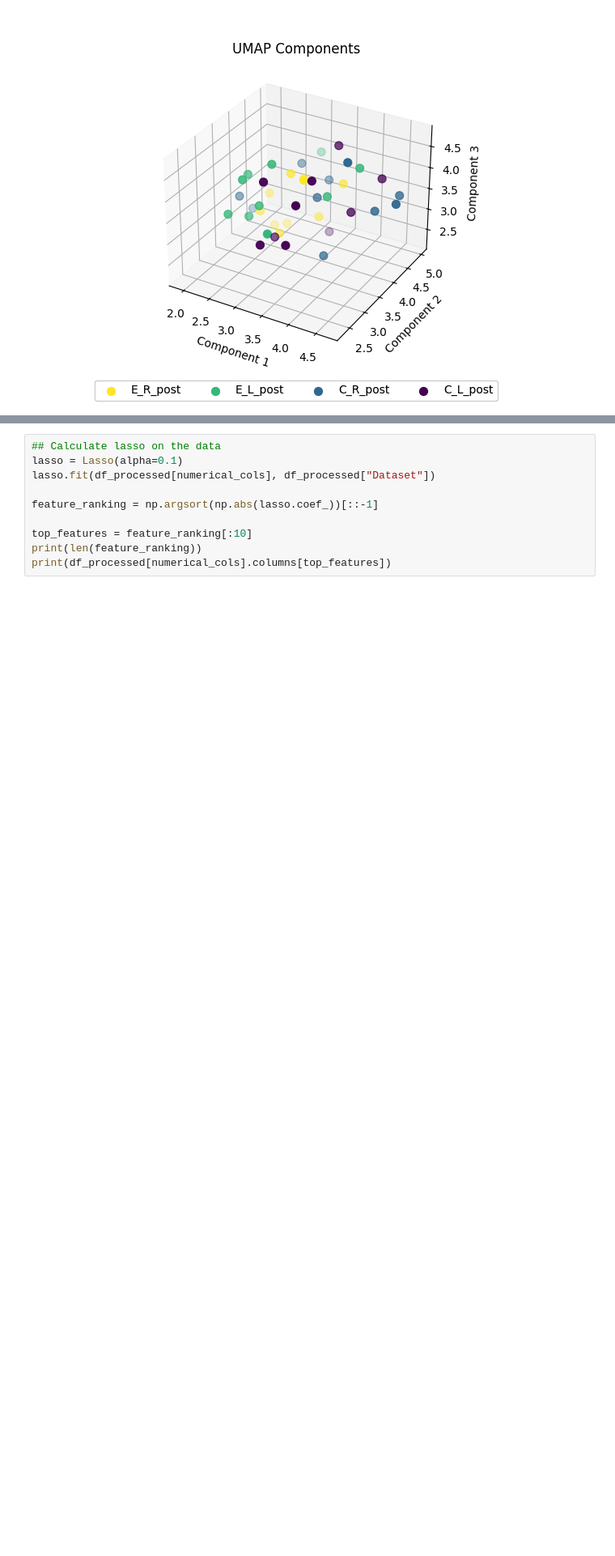
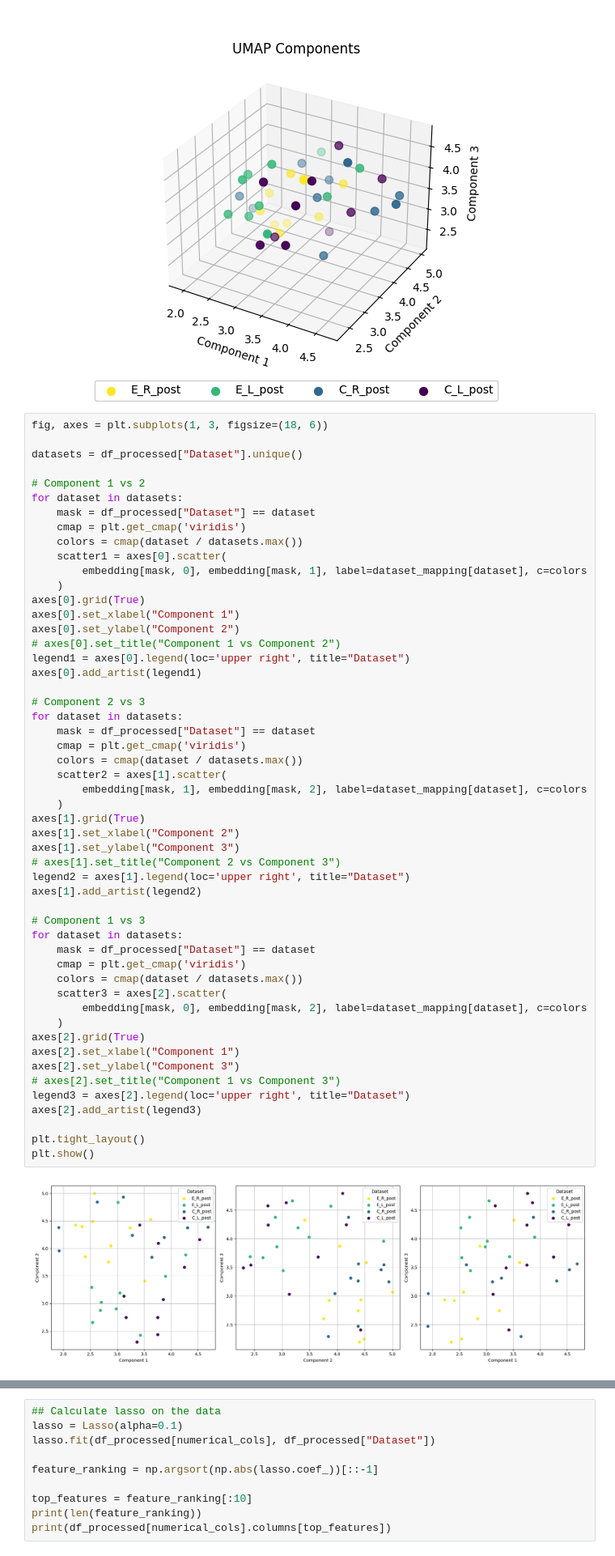
Before and after one commit to SimpingOjou/MScThesis, a Jupyter notebook: UMAP.ipynb, the cells around one changed output, grey strips where cells are left out. Shown at 81% size. Drawn from its saved outputs; the diff is of its cells as text; blank space fills up the shorter version.

```diff
--- a/UMAP.ipynb
+++ b/UMAP.ipynb
@@ -87,3 +88,57 @@ plt.show()
 # %% [output]
 (40, 3)
 [figure]
+# %%
+fig, axes = plt.subplots(1, 3, figsize=(18, 6))
+
+datasets = df_processed["Dataset"].unique()
+
+# Component 1 vs 2
+for dataset in datasets:
+    mask = df_processed["Dataset"] == dataset
+    cmap = plt.get_cmap('viridis')
+    colors = cmap(dataset / datasets.max())
+    scatter1 = axes[0].scatter(
+        embedding[mask, 0], embedding[mask, 1], label=dataset_mapping[dataset], c=colors
+    )
+axes[0].grid(True)
+axes[0].set_xlabel("Component 1")
+axes[0].set_ylabel("Component 2")
+# axes[0].set_title("Component 1 vs Component 2")
+legend1 = axes[0].legend(loc='upper right', title="Dataset")
+axes[0].add_artist(legend1)
+
+# Component 2 vs 3
+for dataset in datasets:
+    mask = df_processed["Dataset"] == dataset
+    cmap = plt.get_cmap('viridis')
+    colors = cmap(dataset / datasets.max())
+    scatter2 = axes[1].scatter(
+        embedding[mask, 1], embedding[mask, 2], label=dataset_mapping[dataset], c=colors
+    )
+axes[1].grid(True)
+axes[1].set_xlabel("Component 2")
+axes[1].set_ylabel("Component 3")
+# axes[1].set_title("Component 2 vs Component 3")
+legend2 = axes[1].legend(loc='upper right', title="Dataset")
+axes[1].add_artist(legend2)
+
+# Component 1 vs 3
+for dataset in datasets:
+    mask = df_processed["Dataset"] == dataset
+    cmap = plt.get_cmap('viridis')
+    colors = cmap(dataset / datasets.max())
+    scatter3 = axes[2].scatter(
+        embedding[mask, 0], embedding[mask, 2], label=dataset_mapping[dataset], c=colors
+    )
+axes[2].grid(True)
+axes[2].set_xlabel("Component 1")
+axes[2].set_ylabel("Component 3")
+# axes[2].set_title("Component 1 vs Component 3")
+legend3 = axes[2].legend(loc='upper right', title="Dataset")
+axes[2].add_artist(legend3)
+
+plt.tight_layout()
+plt.show()
+# %% [output]
+[figure, added]
```
Also changed, not shown: parts of 2 cells of this notebook.
